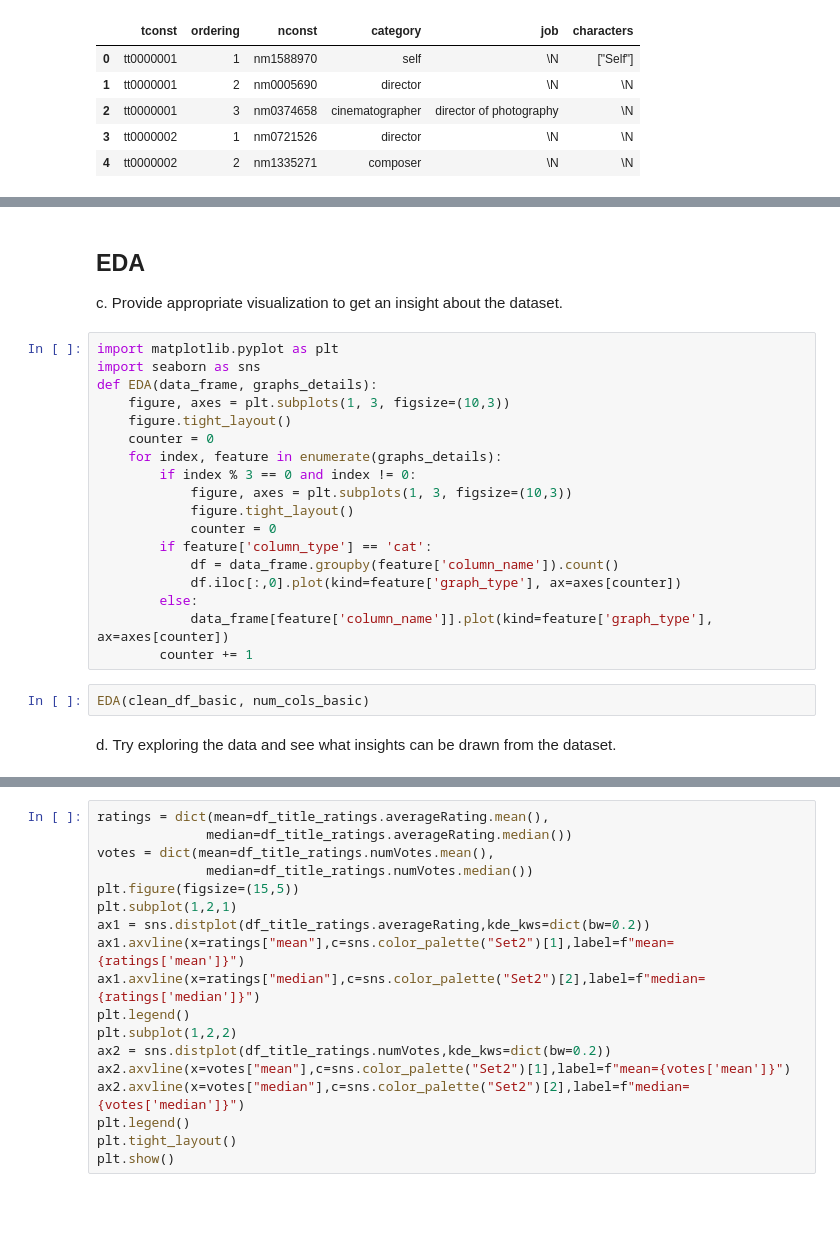
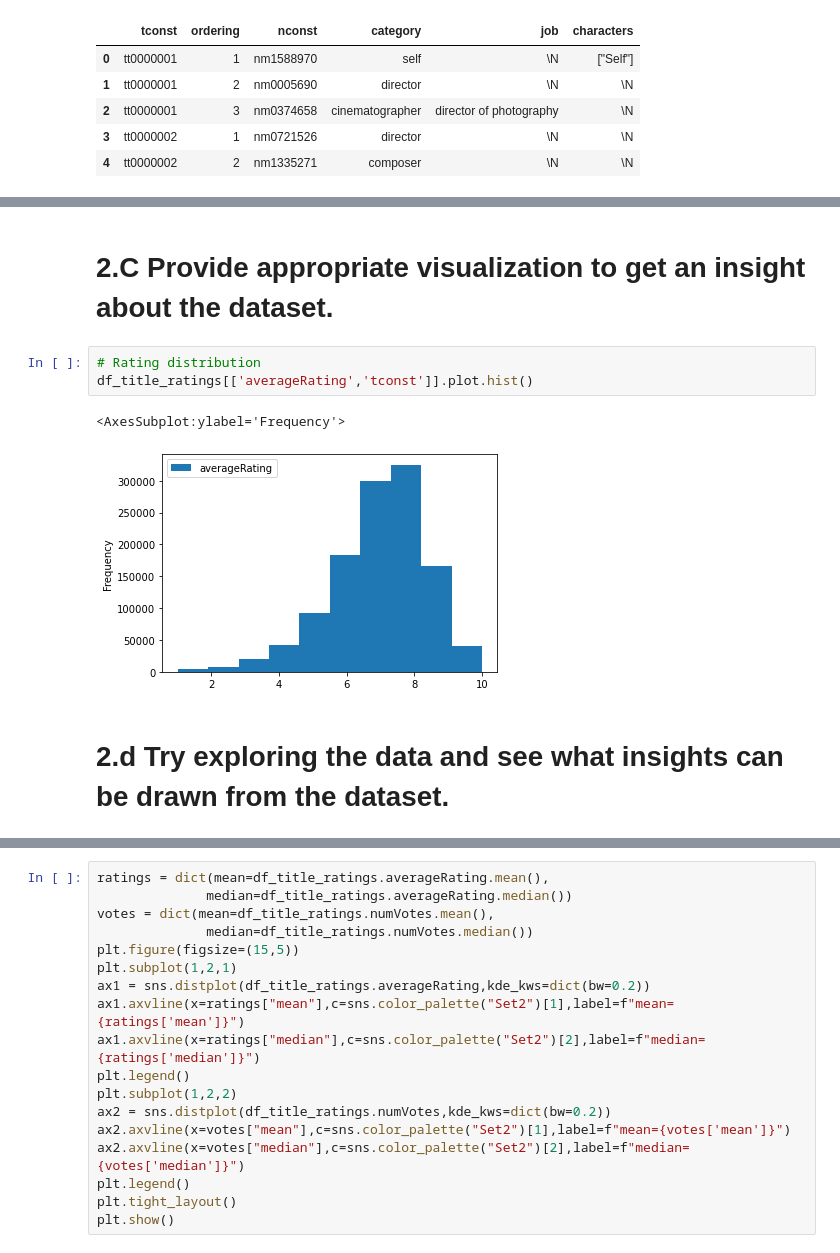
Before and after one commit to shivabansal1046/BITSAssignments, a Jupyter notebook: ML_Assignment_1/Assignment_1_Problem_4.ipynb, the cells around one changed output, grey strips where cells are left out. Drawn from its saved outputs; the diff is of its cells as text; blank space fills up the shorter version.

Commit message:
Finalized model and added asked visuals

```diff
--- a/ML_Assignment_1/Assignment_1_Problem_4.ipynb
+++ b/ML_Assignment_1/Assignment_1_Problem_4.ipynb
@@ -173,25 +289,10 @@ df_name_basics[categorical_columns].describe()
 # %% [markdown]
-## EDA
-c.	Provide appropriate visualization to get an insight about the dataset.
+# 2.C   Provide appropriate visualization to get an insight about the dataset.
-# %%
-import matplotlib.pyplot as plt
-import seaborn as sns
-def EDA(data_frame, graphs_details):
-    figure, axes = plt.subplots(1, 3, figsize=(10,3))
-    figure.tight_layout()
-    counter = 0
-    for index, feature in enumerate(graphs_details):
-        if index % 3 == 0 and index != 0:
-            figure, axes = plt.subplots(1, 3, figsize=(10,3))
-            figure.tight_layout()
-            counter = 0
-        if feature['column_type'] == 'cat':
-            df = data_frame.groupby(feature['column_name']).count()
-            df.iloc[:,0].plot(kind=feature['graph_type'], ax=axes[counter])
-        else:
-            data_frame[feature['column_name']].plot(kind=feature['graph_type'], ax=axes[counter])
-        counter += 1
-# %%
-EDA(clean_df_basic, num_cols_basic)
+# %%
+# Rating distribution
+df_title_ratings[['averageRating','tconst']].plot.hist()
+# %% [output]
+<AxesSubplot:ylabel='Frequency'>
+[figure, added]
 # %% [markdown]
-d.	Try exploring the data and see what insights can be drawn from the dataset.
+# 2.d Try exploring the data and see what insights can be drawn from the dataset.
```
Also changed, not shown: parts of 93 cells of this notebook.
